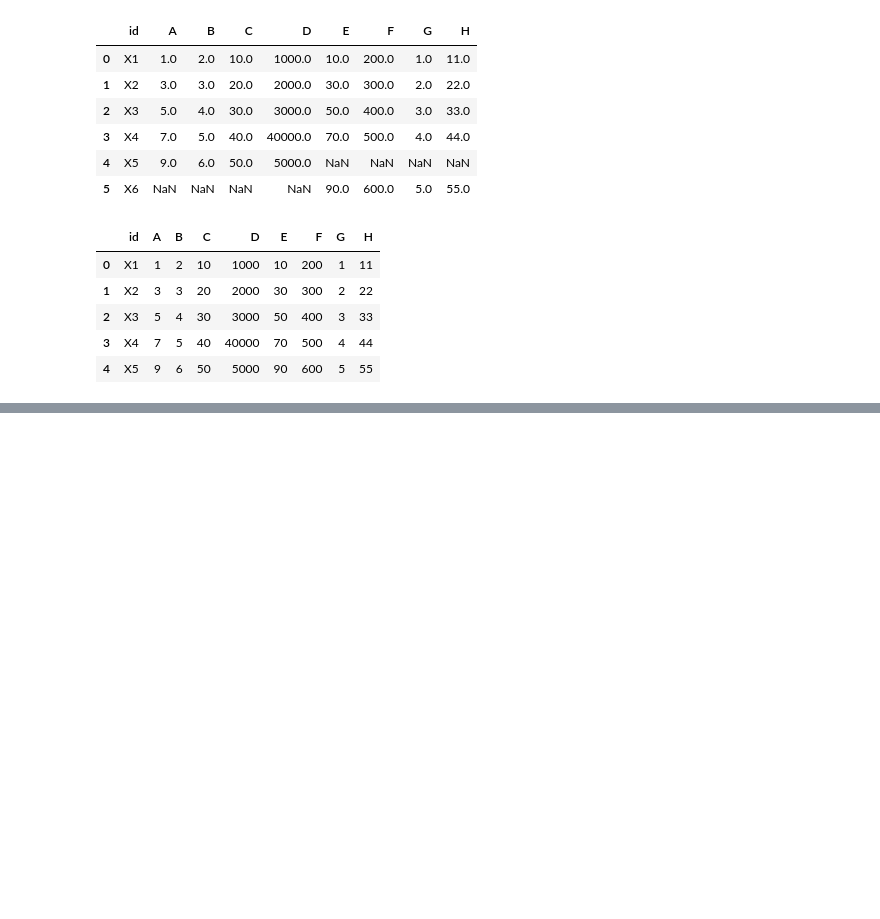
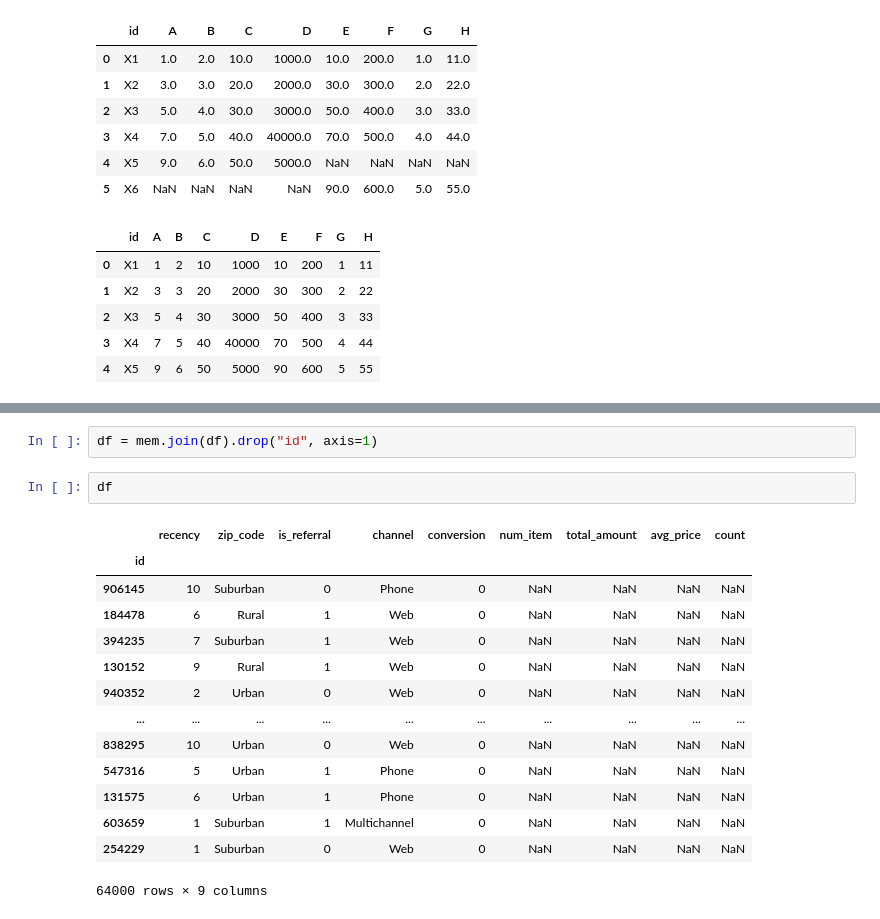
Before and after one commit to YimJeoYeol/Python, a Jupyter notebook: 6_promotion#random_forest/tutorial6.ipynb, the cells around one changed output, grey strips where cells are left out. Drawn from its saved outputs; the diff is of its cells as text; blank space fills up the shorter version.

```diff
--- a/6_promotion#random_forest/tutorial6.ipynb
+++ b/6_promotion#random_forest/tutorial6.ipynb
@@ -302,0 +676,19 @@ df2 = pd.DataFrame(dict2, index=["a", "b", "c", "d", "e"])
+# %%
+df = mem.join(df).drop("id", axis=1)
+# %%
+df
+# %% [output]
+|  | recency | zip_code | is_referral | channel | conversion | num_item | total_amount | avg_price | count |
+| id |  |  |  |  |  |  |  |  |  |
+| 906145 | 10 | Suburban | 0 | Phone | 0 | NaN | NaN | NaN | NaN |
+| 184478 | 6 | Rural | 1 | Web | 0 | NaN | NaN | NaN | NaN |
+| 394235 | 7 | Suburban | 1 | Web | 0 | NaN | NaN | NaN | NaN |
+| 130152 | 9 | Rural | 1 | Web | 0 | NaN | NaN | NaN | NaN |
+| 940352 | 2 | Urban | 0 | Web | 0 | NaN | NaN | NaN | NaN |
+| ... | ... | ... | ... | ... | ... | ... | ... | ... | ... |
+| 838295 | 10 | Urban | 0 | Web | 0 | NaN | NaN | NaN | NaN |
+| 547316 | 5 | Urban | 1 | Phone | 0 | NaN | NaN | NaN | NaN |
+| 131575 | 6 | Urban | 1 | Phone | 0 | NaN | NaN | NaN | NaN |
+| 603659 | 1 | Suburban | 1 | Multichannel | 0 | NaN | NaN | NaN | NaN |
+| 254229 | 1 | Suburban | 0 | Web | 0 | NaN | NaN | NaN | NaN |
+64000 rows × 9 columns
```
Also changed, not shown: parts of 95 cells of this notebook.
